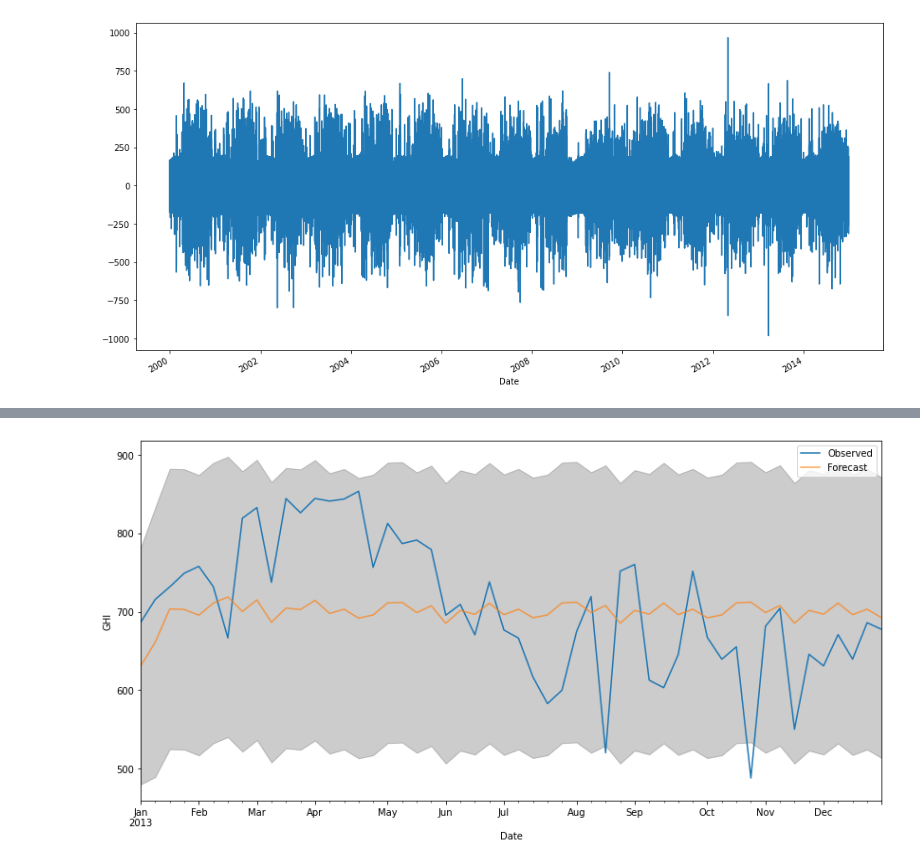
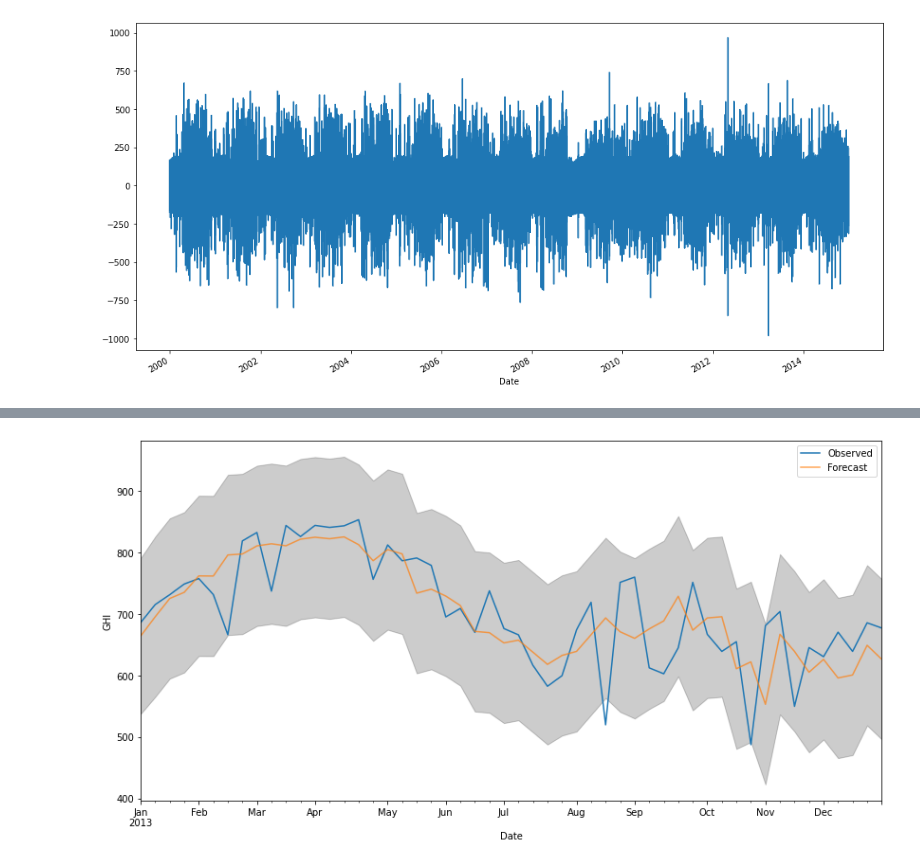
Before and after one commit to Kalit31/Statistical-Analysis-and-Forecasting-of-Solar-Energy, a Jupyter notebook: Time Series Analysis.ipynb, the cells around one changed output, grey strips where cells are left out. Cells and saved outputs as stored; diff of their text form; code cells hidden in the pictures.

Commit message:
Implemented SARIMA model.

```diff
--- a/Time Series Analysis.ipynb
+++ b/Time Series Analysis.ipynb
@@ -232,9 +177,5 @@ KeyboardInterrupt:
 # %%
-mod = sm.tsa.statespace.SARIMAX(y['2000':'2012'],
-                                order=(0, 0, 2),
-                                seasonal_order=(1, 1, 1, 12),
-                                enforce_stationarity=False,
-                                enforce_invertibility=False)
+mod = sm.tsa.statespace.SARIMAX(y['2000':'2012'], order=(0, 0, 1), seasonal_order=(1, 1, 1, 52), enforce_stationarity=False, enforce_invertibility=False)
 results = mod.fit()
 print(results.summary().tables[1])
 # %% [output]
@@ -250,18 +204,18 @@ sigma2      5627.9679    337.794     16.661      0.000    4965.903    6290.032
 # %%
-pred = results.get_prediction(start=pd.to_datetime('2013-01-03'),end=pd.to_datetime('2013-12-26'), dynamic=False)
+pred = results.get_prediction(start=pd.to_datetime('2013-01-07'),end=pd.to_datetime('2013-12-30'), dynamic=False)
 pred_ci = pred.conf_int()
 
 ax = y['2013':'2013'].plot(label='Observed')
 
 pred.predicted_mean.plot(ax=ax, label='Forecast', alpha=.7, figsize=(14, 7))
 
 ax.fill_between(pred_ci.index,
                 pred_ci.iloc[:, 0],
                 pred_ci.iloc[:, 1], color='k', alpha=.2)
 
 ax.set_xlabel('Date')
 ax.set_ylabel('GHI')
 plt.legend()
 plt.show()
 # %% [output]
-[figure, old version]
+[figure, new version]
```
Also changed, not shown: parts of 5 cells of this notebook.
